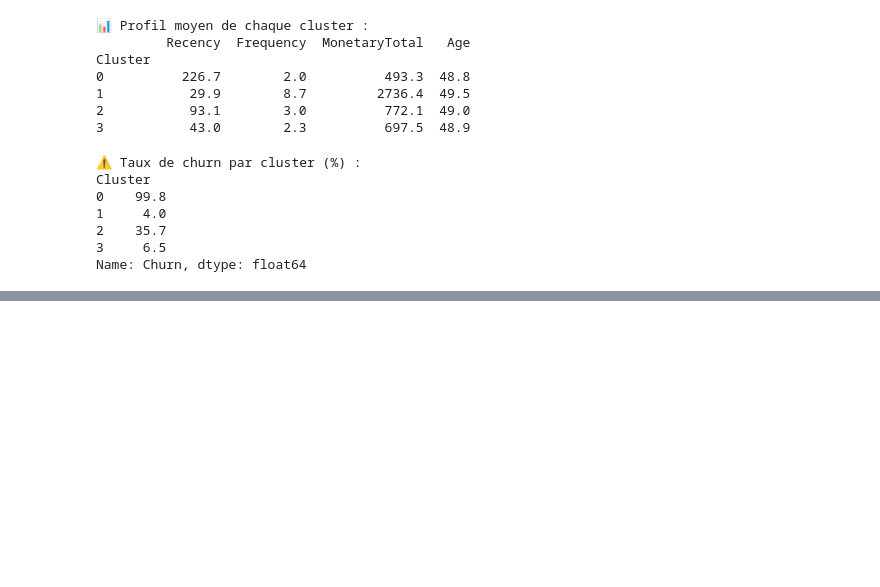
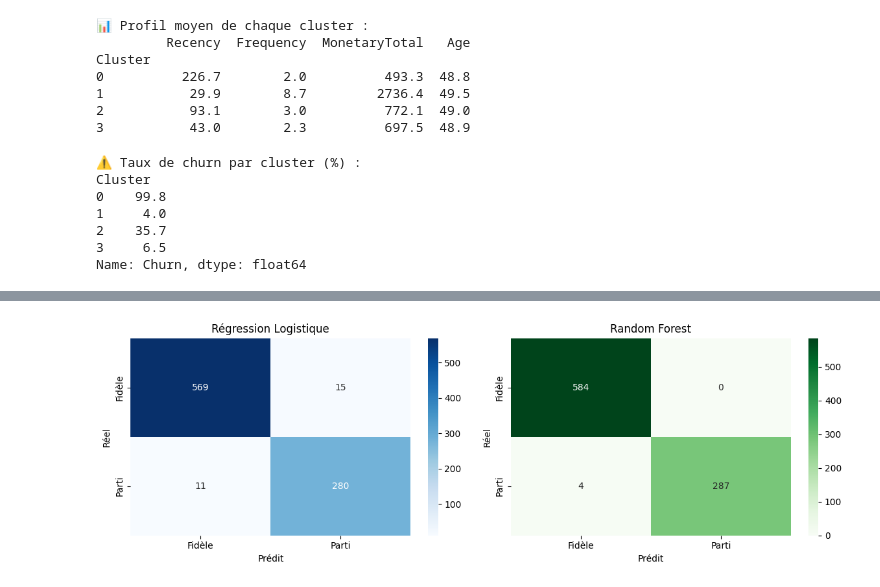
Before and after one commit to imen767/Machine-Learning, a Jupyter notebook: notebooks/03_modelisation.ipynb, the cells around one changed output, grey strips where cells are left out. Cells and saved outputs as stored; diff of their text form; code cells hidden in the pictures; blank space fills up the shorter version.

```diff
--- a/notebooks/03_modelisation.ipynb
+++ b/notebooks/03_modelisation.ipynb
@@ -326,0 +420,13 @@ Name: Churn, dtype: float64
+# %%
+# Colonnes qui "trichent" car elles révèlent le Churn
+leaky_cols = [col for col in X_train.columns if any(
+    leak in col for leak in [
+        'ChurnRisk', 'Churn',
+        'AccountStatus_Closed',
+        'AccountStatus_Suspended'
+    ]
+)]
+
+print("Colonnes suspectes trouvées :")
+for col in leaky_cols:
+    print(f"  - {col}")
@@ -326,0 +438,8 @@ Name: Churn, dtype: float64
+# %%
+# Supprimer les colonnes leaky
+X_train_clean = X_train.drop(columns=leaky_cols)
+X_test_clean  = X_test.drop(columns=leaky_cols)
+
+print(f"✅ Colonnes suspectes supprimées !")
+print(f"👉 X_train : {X_train_clean.shape}")
+print(f"👉 X_test  : {X_test_clean.shape}")
@@ -326,0 +600,25 @@ Name: Churn, dtype: float64
+# %%
+fig, axes = plt.subplots(1, 2, figsize=(12, 4))
+
+# Matrice de confusion LR
+cm_lr = confusion_matrix(y_test, y_pred_lr)
+sns.heatmap(cm_lr, annot=True, fmt='d', cmap='Blues',
+            xticklabels=['Fidèle', 'Parti'],
+            yticklabels=['Fidèle', 'Parti'], ax=axes[0])
+axes[0].set_title('Régression Logistique')
+axes[0].set_ylabel('Réel')
+axes[0].set_xlabel('Prédit')
+
+# Matrice de confusion RF
+cm_rf = confusion_matrix(y_test, y_pred_rf)
+sns.heatmap(cm_rf, annot=True, fmt='d', cmap='Greens',
+            xticklabels=['Fidèle', 'Parti'],
+            yticklabels=['Fidèle', 'Parti'], ax=axes[1])
+axes[1].set_title('Random Forest')
+axes[1].set_ylabel('Réel')
+axes[1].set_xlabel('Prédit')
+
+plt.tight_layout()
+plt.show()
+# %% [output]
+[figure, added]
```
Also changed, not shown: parts of 13 cells of this notebook, 9 other files.
